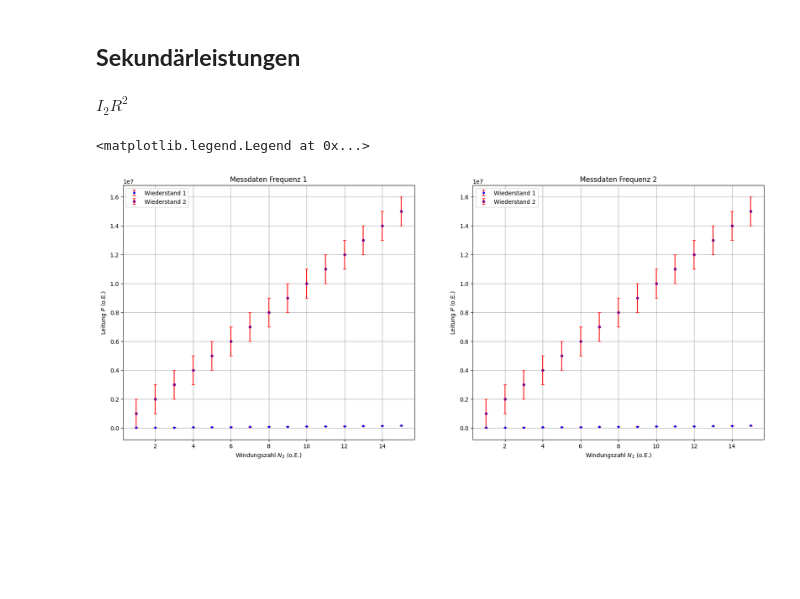
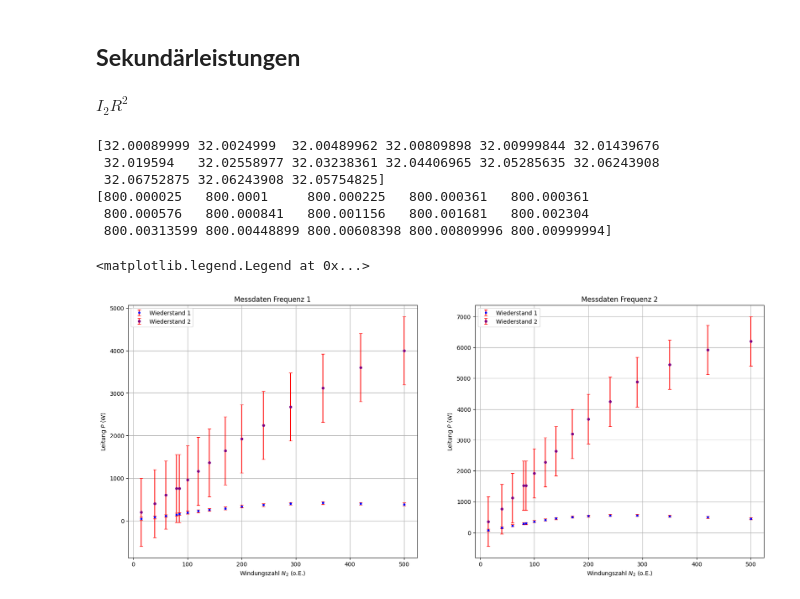
Before and after one commit to Beimi974/Grundpraktikum-Physik, a Jupyter notebook: Ic Versuche/V25 Transformator/Transformator 3.3.ipynb, the cells around one changed output. Saved outputs shown, nothing was run; the diff lists cells and outputs as text; code cells hidden in the pictures; blank space fills up the shorter version.

```diff
--- a/Ic Versuche/V25 Transformator/Transformator 3.3.ipynb
+++ b/Ic Versuche/V25 Transformator/Transformator 3.3.ipynb
@@ -71,37 +63,30 @@ omega_2_Fehler = f_2_Fehler * 2*np.pi
 #Wiederstand 1
 
 #Primär
-U1_f2_R1 = np.array([1, 2, 3, 4, 5, 6, 7, 8, 9, 10, 11, 12, 13, 14, 15]) #Primärspannung bei Frequenz 2 in Volt (Wiederstand 1)
-U1_f2_R1_Fehler = 1
-
-I1_f2_R1 = np.array([1, 2, 3, 4, 5, 6, 7, 8, 9, 10, 11, 12, 13, 14, 15]) #Primärstrom bei Frequenz 2 in Ampere (Wiederstand 1)
-I1_f2_R1_Fehler = 1
-
+U1_f2_R1 = np.array([0.521, 0.515, 0.506, 0.493, 0.491, 0.474, 0.454, 0.432, 0.397, 0.360, 0.314, 0.262, 0.211, 0.167, 0.132]) #Primärspannung bei Frequenz 2 in Volt (Wiederstand 1)
+U1_f2_R1_Fehler = 0.002
 
 #Sekundär
-U2_f2_R1 = np.array([1, 2, 3, 4, 5, 6, 7, 8, 9, 10, 11, 12, 13, 14, 15]) #Sekundärspannung bei Frequenz 2 in Volt (Wiederstand 1)
-U2_f2_R1_Fehler = 1
+U2_f2_R1 = np.array([0.19, 0.39, 0.58, 0.75, 0.76, 0.92, 1.06, 1.17, 1.30, 1.39, 1.44, 1.43, 1.37, 1.27, 1.15]) #Sekundärspannung bei Frequenz 2 in Volt (Wiederstand 1)
+U2_f2_R1_Fehler = 0.002
 
-I2_f2_R1 = np.array([1, 2, 3, 4, 5, 6, 7, 8, 9, 10, 11, 12, 13, 14, 15]) #Sekundärstrom bei Frequenz 2 in Ampere (Wiederstand 1)
-I2_f2_R1_Fehler = 1
+I2_f2_R1 = np.array([0.48, 0.96, 1.42, 1.83, 1.85, 2.23, 2.57, 2.85, 3.16, 3.36, 3.48, 3.47, 3.33, 3.09, 2.80])*10**(-3) #Sekundärstrom bei Frequenz 2 in Ampere (Wiederstand 1)
+I2_f2_R1_Fehler = 0.2e-3
 
 """-----------------------------------------------------------------------------------------------------------------------------------"""
 
 #Wiederstand 2
 
 #Primär
-U1_f2_R2 = np.array([1, 2, 3, 4, 5, 6, 7, 8, 9, 10, 11, 12, 13, 14, 15]) #Primärspannung bei Frequenz 2 in Volt (Wiederstand 2)
-U1_f2_R2_Fehler = 1
-
-I1_f2_R2 = np.array([1, 2, 3, 4, 5, 6, 7, 8, 9, 10, 11, 12, 13, 14, 15]) #Primärstrom bei Frequenz 2 in Ampere (Wiederstand 2)
-I1_f2_R2_Fehler = 1
+U1_f2_R2 = np.array([0.522, 0.521, 0.519, 0.517, 0.515, 0.512, 0.508, 0.502, 0.494, 0.483, 0.466, 0.442, 0.411, 0.372, 0.329]) #Primärspannung bei Frequenz 2 in Volt (Wiederstand 2)
+U1_f2_R2_Fehler = 0.002
 
 #Sekundär
-U2_f2_R2 = np.array([1, 2, 3, 4, 5, 6, 7, 8, 9, 10, 11, 12, 13, 14, 15]) #Sekundärspannung bei Frequenz 2 in Volt (Wiederstand 2)
-U2_f2_R2_Fehler = 1
+U2_f2_R2 = np.array([0.19, 0.39, 0.60, 0.79, 0.80, 1.00, 1.19, 1.30, 1.65, 1.90, 2.20, 2.52, 2.81, 3.05, 3.19]) #Sekundärspannung bei Frequenz 2 in Volt (Wiederstand 2)
+U2_f2_R2_Fehler = 0.002
 
-I2_f2_R2 = np.array([1, 2, 3, 4, 5, 6, 7, 8, 9, 10, 11, 12, 13, 14, 15]) #Sekundärstrom bei Frequenz 2 in Ampere (Wiederstand 2)
-I2_f2_R2_Fehler = 1
+I2_f2_R2 = np.array([0.09, 0.19, 0.28, 0.38, 0.38, 0.48, 0.57, 0.66, 0.80, 0.92, 1.06, 1.22, 1.36, 1.48, 1.55])*10**(-3) #Sekundärstrom bei Frequenz 2 in Ampere (Wiederstand 2)
+I2_f2_R2_Fehler = 0.2e-3
 # %% [markdown]
 ## **Kopplungsgrad aus linearer Regression**
 # %%
@@ -364,40 +349,47 @@ P_f1_R2_Fehler = np.zeros(len(I2_f1_R2), dtype = float)
 for i in range(len(P_f1_R1_Fehler)):
     P_f1_R1_Fehler[i] = Gaußfehler(expr4, Variablen, np.array([I2_f1_R1[i], R_1]), np.array([I2_f1_R1_Fehler, R_Fehler]))
     P_f1_R2_Fehler[i] = Gaußfehler(expr4, Variablen, np.array([I2_f1_R2[i], R_2]), np.array([I2_f1_R2_Fehler, R_Fehler]))
+
 
 #Frequenz 2
 
 P_f2_R1 = I2_f2_R1 * (R_1**2)
 P_f2_R1_Fehler = np.zeros(len(I2_f2_R1), dtype = float)
 
 P_f2_R2 = I2_f2_R2 * (R_2**2)
 P_f2_R2_Fehler = np.zeros(len(I2_f2_R2), dtype = float)
 
 for i in range(len(P_f2_R1_Fehler)):
     P_f2_R1_Fehler[i] = Gaußfehler(expr4, Variablen, np.array([I2_f2_R1[i], R_1]), np.array([I2_f2_R1_Fehler, R_Fehler]))
     P_f2_R2_Fehler[i] = Gaußfehler(expr4, Variablen, np.array([I2_f2_R2[i], R_2]), np.array([I2_f2_R2_Fehler, R_Fehler]))
 
 #Plots
 fig, (ax1, ax2) = plt.subplots(1, 2, figsize = (20, 8))
 
 ax1.errorbar(N_2, P_f1_R1, yerr= P_f1_R1_Fehler, fmt="o", label="Wiederstand 1", color="blue", markersize=3, capsize=3, ecolor="r")
 ax1.errorbar(N_2, P_f1_R2, yerr= P_f1_R2_Fehler, fmt="o", label="Wiederstand 2", color="purple", markersize=4, capsize=3, ecolor="r")
 
 ax1.set_xlabel(r"Windungszahl $N_2$ (o.E.)")
-ax1.set_ylabel(r"Leitung $P$ (o.E.)")
+ax1.set_ylabel(r"Leitung $P$ (W)")
 ax1.grid(True)
 ax1.set_title("Messdaten Frequenz 1")
 ax1.legend()
 
 ax2.errorbar(N_2, P_f2_R1, yerr= P_f2_R1_Fehler, fmt="o", label="Wiederstand 1", color="blue", markersize=3, capsize=3, ecolor="r")
 ax2.errorbar(N_2, P_f2_R2, yerr= P_f2_R2_Fehler, fmt="o", label="Wiederstand 2", color="purple", markersize=4, capsize=3, ecolor="r")
 
 ax2.set_xlabel(r"Windungszahl $N_2$ (o.E.)")
-ax2.set_ylabel(r"Leitung $P$ (o.E.)")
+ax2.set_ylabel(r"Leitung $P$ (W)")
 ax2.grid(True)
 ax2.set_title("Messdaten Frequenz 2")
 ax2.legend()
 # %% [output]
 $\displaystyle I_{2} R^{2}$
-<matplotlib.legend.Legend at 0x...>
+[32.00089999 32.0024999  32.00489962 32.00809898 32.00999844 32.01439676
+ 32.019594   32.02558977 32.03238361 32.04406965 32.05285635 32.06243908
+ 32.06752875 32.06243908 32.05754825]
+[800.000025   800.0001     800.000225   800.000361   800.000361
+ 800.000576   800.000841   800.001156   800.001681   800.002304
+ 800.00313599 800.00448899 800.00608398 800.00809996 800.00999994]
+<matplotlib.legend.Legend at 0x...>
-[figure, old version]
+[figure, new version]
```
Also changed, not shown: parts of 3 cells of this notebook, 2 other files.
